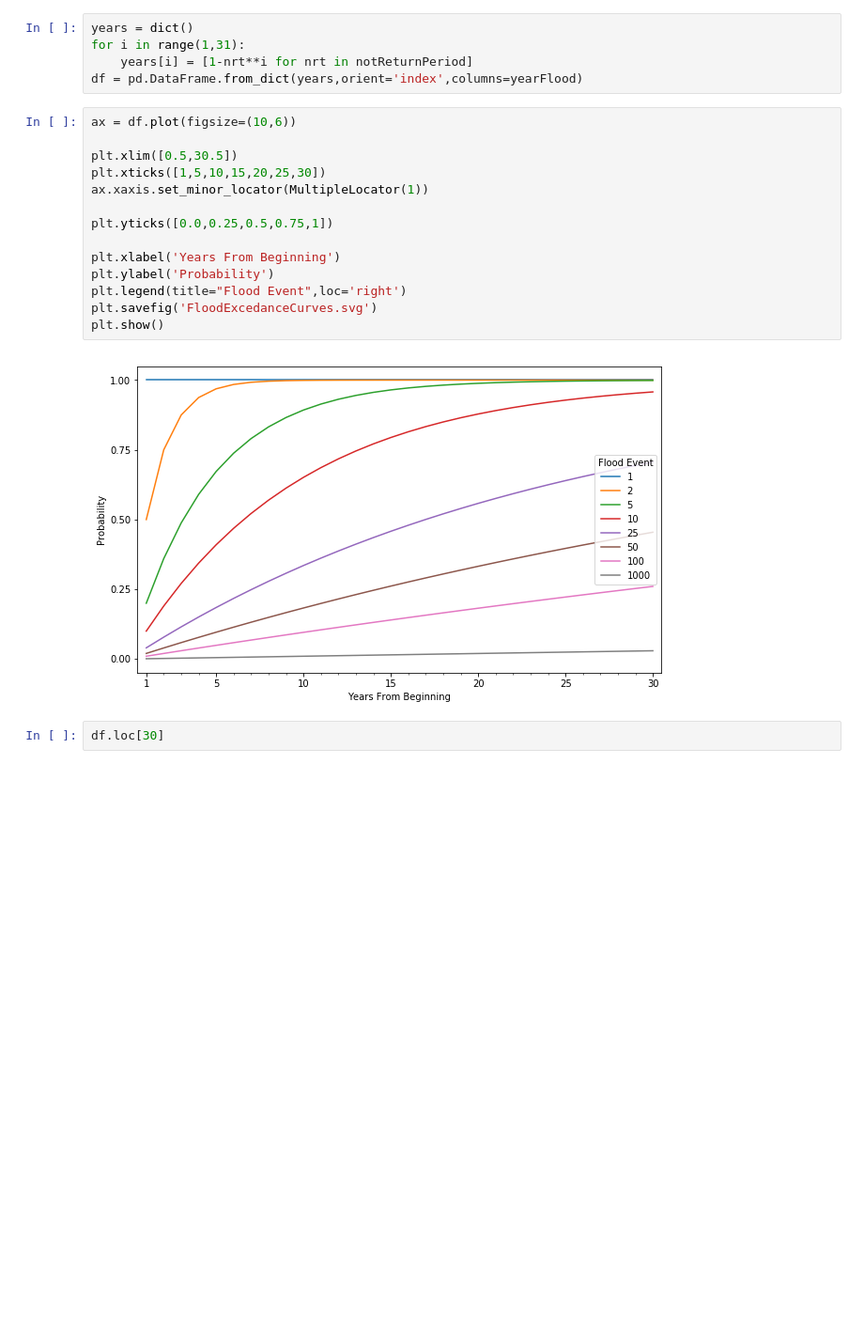
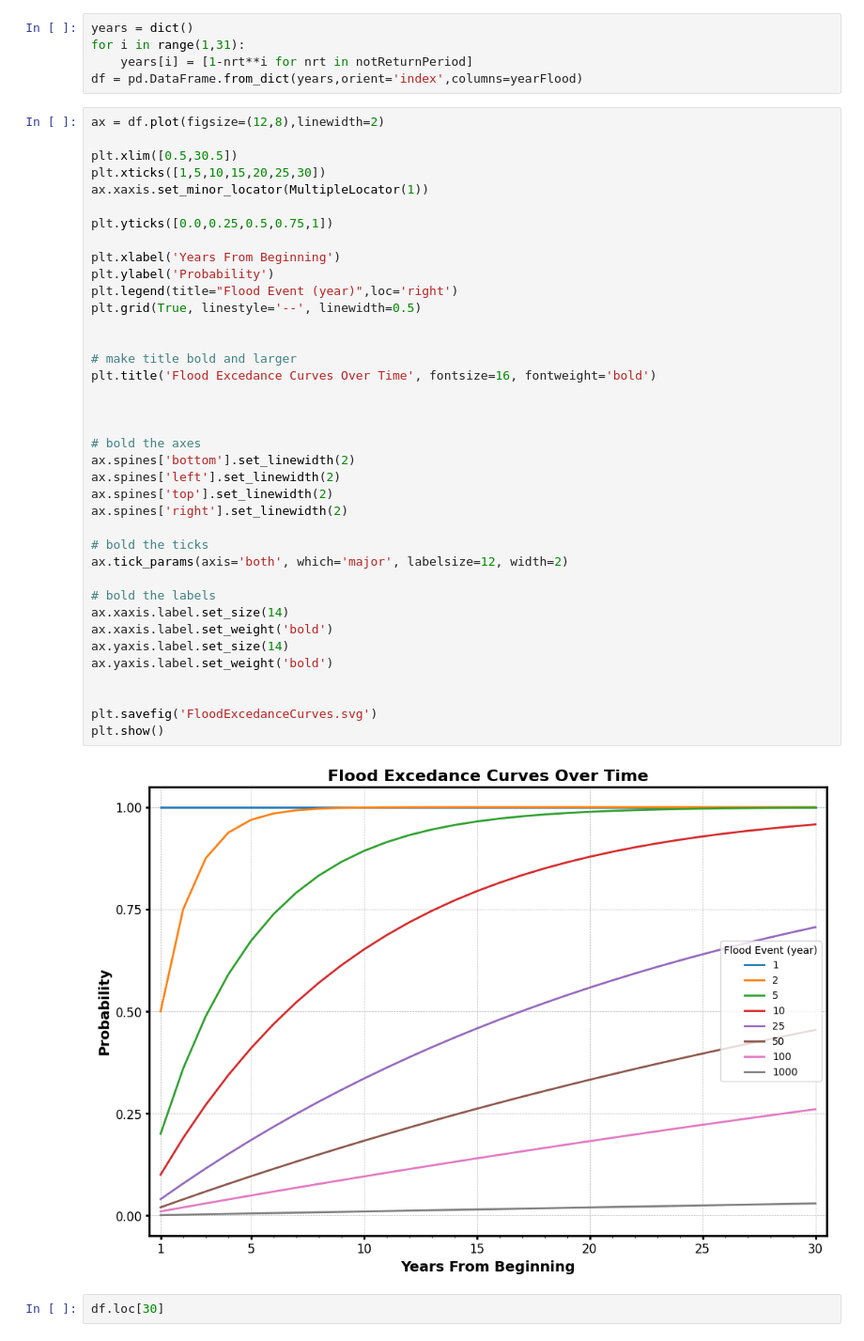
Before and after one commit to gregjewi/CambridgeCoaching, a Jupyter notebook: FloodRiskStatistics/EstimatingProbabilityOfReturnPeriods.ipynb, the cells around one changed output. Shown at 94% size. Cells and saved outputs as stored; diff of their text form; blank space fills up the shorter version.

Commit message:
update formatting to figure

```diff
--- a/FloodRiskStatistics/EstimatingProbabilityOfReturnPeriods.ipynb
+++ b/FloodRiskStatistics/EstimatingProbabilityOfReturnPeriods.ipynb
@@ -86,21 +86,45 @@ for i in range(1,31):
     years[i] = [1-nrt**i for nrt in notReturnPeriod]
 df = pd.DataFrame.from_dict(years,orient='index',columns=yearFlood)
 # %%
-ax = df.plot(figsize=(10,6))
+ax = df.plot(figsize=(12,8),linewidth=2)
 
 plt.xlim([0.5,30.5])
 plt.xticks([1,5,10,15,20,25,30])
 ax.xaxis.set_minor_locator(MultipleLocator(1))
 
 plt.yticks([0.0,0.25,0.5,0.75,1])
 
 plt.xlabel('Years From Beginning')
 plt.ylabel('Probability')
-plt.legend(title="Flood Event",loc='right')
+plt.legend(title="Flood Event (year)",loc='right')
+plt.grid(True, linestyle='--', linewidth=0.5)
+
+
+# make title bold and larger
+plt.title('Flood Excedance Curves Over Time', fontsize=16, fontweight='bold')
+
+
+
+# bold the axes
+ax.spines['bottom'].set_linewidth(2)
+ax.spines['left'].set_linewidth(2)
+ax.spines['top'].set_linewidth(2)
+ax.spines['right'].set_linewidth(2)
+
+# bold the ticks
+ax.tick_params(axis='both', which='major', labelsize=12, width=2)
+
+# bold the labels
+ax.xaxis.label.set_size(14)
+ax.xaxis.label.set_weight('bold')
+ax.yaxis.label.set_size(14)
+ax.yaxis.label.set_weight('bold')
+
+
 plt.savefig('FloodExcedanceCurves.svg')
 plt.show()
 # %% [output]
-[figure, old version]
+[figure, new version]
 # %%
 df.loc[30]
 # %% [output]
```
Also changed, not shown: 1 other file.
